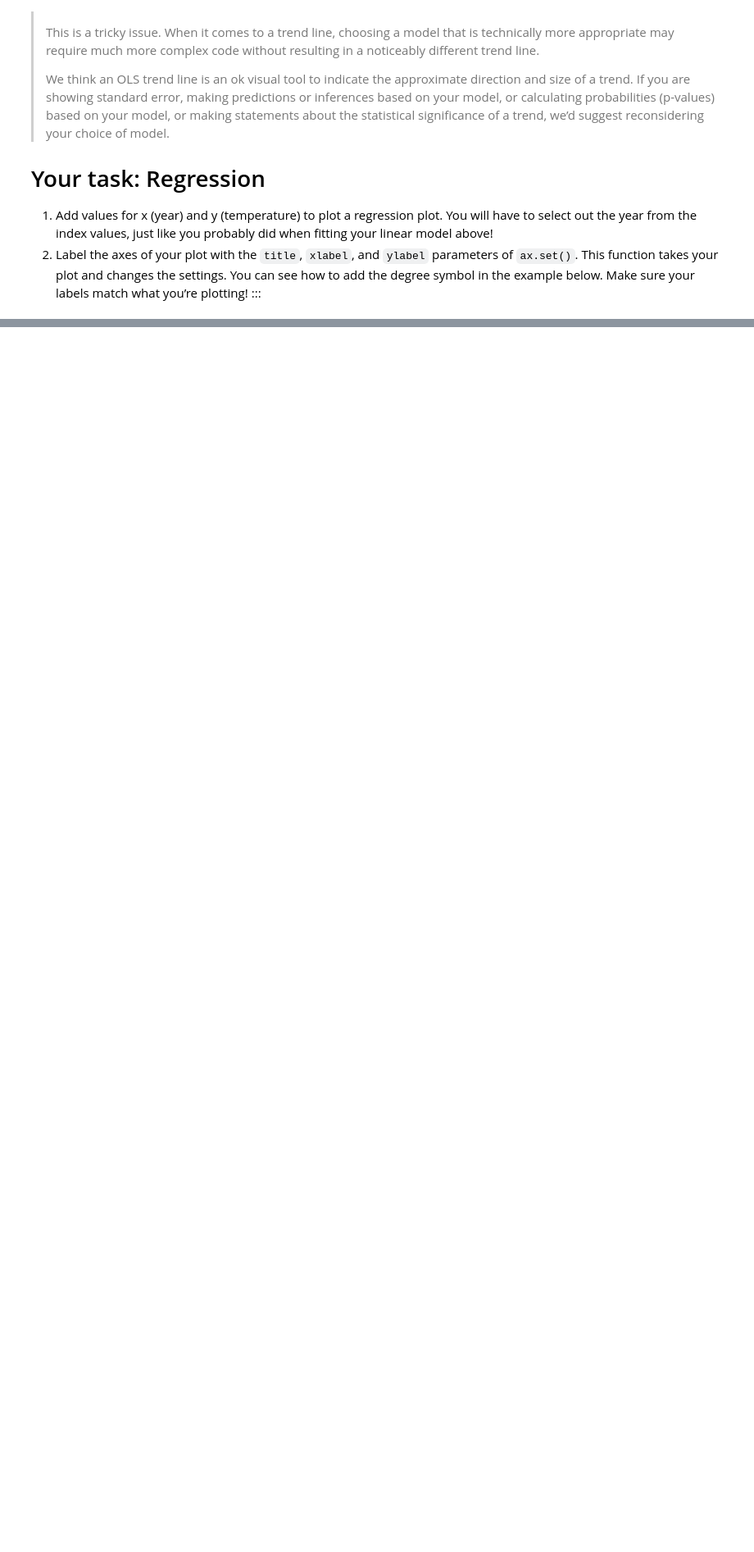
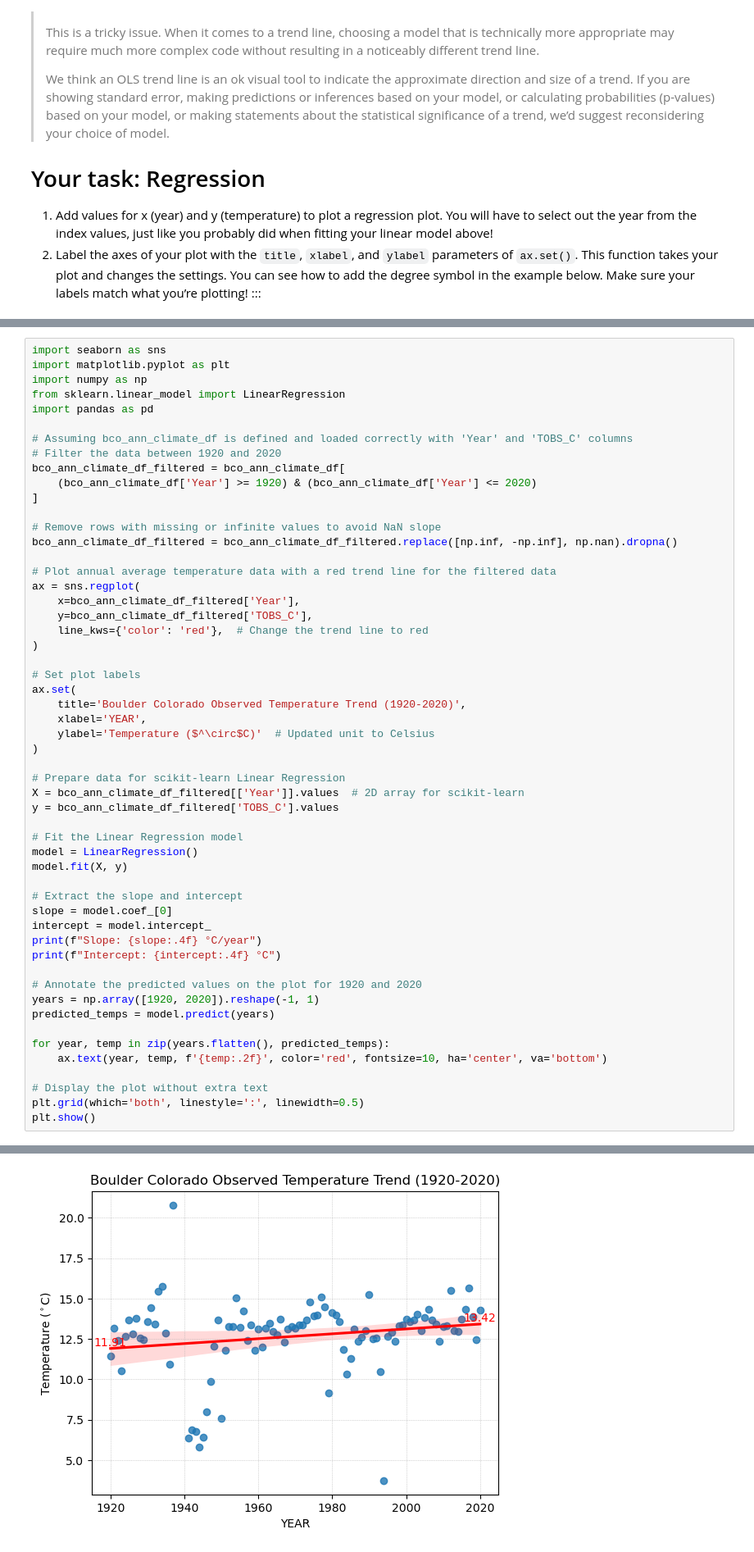
Before and after one commit to earthlab-education/climate-coding-challenge-gpb3037, a Jupyter notebook: Climate Coding Challenge, Part 5!.ipynb, the cells around one changed output, grey strips where cells are left out. Shown: that part at 82% size. Saved outputs shown, nothing was run; the diff lists cells and outputs as text; blank space fills up the shorter version.

Commit message:
updated chart

```diff
--- a/Climate Coding Challenge, Part 5!.ipynb
+++ b/Climate Coding Challenge, Part 5!.ipynb
@@ -242,0 +288,55 @@ plt.show()
+# %%
+import seaborn as sns
+import matplotlib.pyplot as plt
+import numpy as np
+from sklearn.linear_model import LinearRegression
+import pandas as pd
+
+# Assuming bco_ann_climate_df is defined and loaded correctly with 'Year' and 'TOBS_C' columns
+# Filter the data between 1920 and 2020
+bco_ann_climate_df_filtered = bco_ann_climate_df[
+    (bco_ann_climate_df['Year'] >= 1920) & (bco_ann_climate_df['Year'] <= 2020)
+]
+
+# Remove rows with missing or infinite values to avoid NaN slope
+bco_ann_climate_df_filtered = bco_ann_climate_df_filtered.replace([np.inf, -np.inf], np.nan).dropna()
+
+# Plot annual average temperature data with a red trend line for the filtered data
+ax = sns.regplot(
+    x=bco_ann_climate_df_filtered['Year'],
+    y=bco_ann_climate_df_filtered['TOBS_C'],
+    line_kws={'color': 'red'},  # Change the trend line to red
+)
+
+# Set plot labels
+ax.set(
+    title='Boulder Colorado Observed Temperature Trend (1920-2020)',
+    xlabel='YEAR',
+    ylabel='Temperature ($^\circ$C)'  # Updated unit to Celsius
+)
+
+# Prepare data for scikit-learn Linear Regression
+X = bco_ann_climate_df_filtered[['Year']].values  # 2D array for scikit-learn
+y = bco_ann_climate_df_filtered['TOBS_C'].values
+
+# Fit the Linear Regression model
+model = LinearRegression()
+model.fit(X, y)
+
+# Extract the slope and intercept
+slope = model.coef_[0]
+intercept = model.intercept_
+print(f"Slope: {slope:.4f} °C/year")
+print(f"Intercept: {intercept:.4f} °C")
+
+# Annotate the predicted values on the plot for 1920 and 2020
+years = np.array([1920, 2020]).reshape(-1, 1)
+predicted_temps = model.predict(years)
+
+for year, temp in zip(years.flatten(), predicted_temps):
+    ax.text(year, temp, f'{temp:.2f}', color='red', fontsize=10, ha='center', va='bottom')
+
+# Display the plot without extra text
+plt.grid(which='both', linestyle=':', linewidth=0.5)
+plt.show()
+# %% [output]
@@ -243,3 +345,4 @@ plt.show()
+[figure, added]
 # %%
 import seaborn as sns
 import matplotlib.pyplot as plt
```
Also changed, not shown: parts of 11 cells of this notebook, 3 other files.
